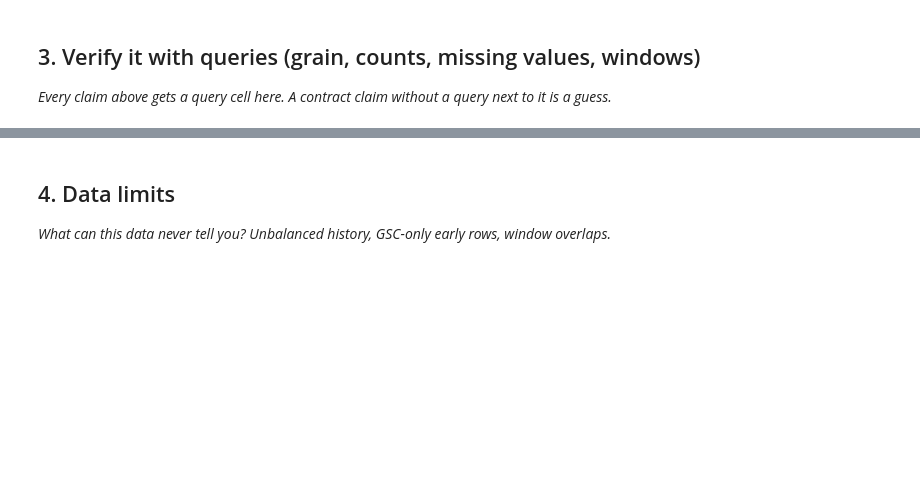
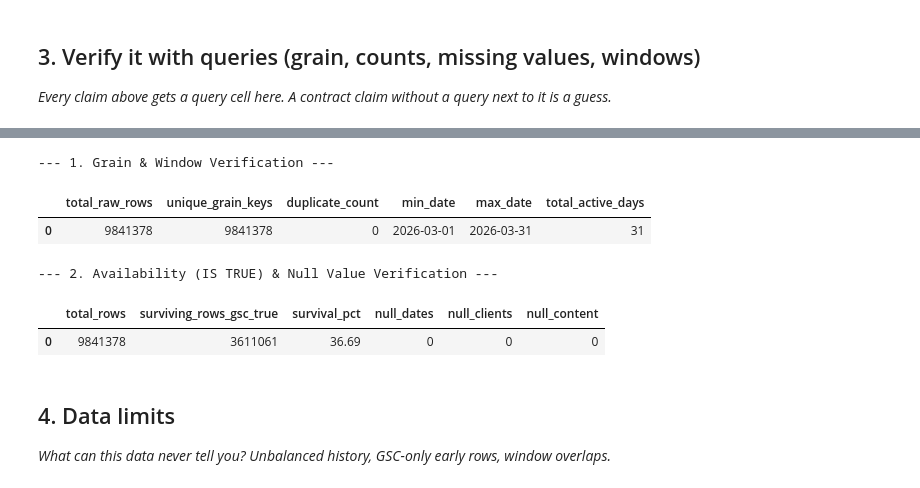
Before and after one commit to akhilabusalih/flyrank-ml-internship, a Jupyter notebook: work/notebooks/w03_data_contract.ipynb, the cells around one changed output, grey strips where cells are left out. Drawn from its saved outputs; the diff is of its cells as text; code cells hidden in the pictures; blank space fills up the shorter version.

```diff
--- a/work/notebooks/w03_data_contract.ipynb
+++ b/work/notebooks/w03_data_contract.ipynb
@@ -21,3 +145,44 @@ This skeleton is yours to fill. Work the sections **in order** — each one has
+# %%
+# Query 1: Verify Grain Uniqueness, Row Count, and Boundary Window
+query_grain_and_window = f"""
+SELECT
+    COUNT(*) AS total_raw_rows,
+    COUNT(DISTINCT (report_date || '||' || client_hash_id || '||' || content_hash_id)) AS unique_grain_keys,
+    COUNT(*) - COUNT(DISTINCT (report_date || '||' || client_hash_id || '||' || content_hash_id)) AS duplicate_count,
+    MIN(report_date) AS min_date,
+    MAX(report_date) AS max_date,
+    COUNT(DISTINCT report_date) AS total_active_days
+FROM '{PERFORMANCE_TABLE}'
+WHERE month = '2026-03';
+"""
+
+# Query 2: Availability Filter Check (IS TRUE) and Null Value Sanity Check
+query_availability_and_nulls = f"""
+SELECT
+    COUNT(*) AS total_rows,
+    COUNT(CASE WHEN gsc_data_available IS TRUE THEN 1 END) AS surviving_rows_gsc_true,
+    ROUND(COUNT(CASE WHEN gsc_data_available IS TRUE THEN 1 END) * 100.0 / COUNT(*), 2) AS survival_pct,
+    COUNT(CASE WHEN report_date IS NULL THEN 1 END) AS null_dates,
+    COUNT(CASE WHEN client_hash_id IS NULL THEN 1 END) AS null_clients,
+    COUNT(CASE WHEN content_hash_id IS NULL THEN 1 END) AS null_content
+FROM '{PERFORMANCE_TABLE}'
+WHERE month = '2026-03';
+"""
+
+print("--- 1. Grain & Window Verification ---")
+df_grain_win = con.execute(query_grain_and_window).df()
+display(df_grain_win)
+
+print("\n--- 2. Availability (IS TRUE) & Null Value Verification ---")
+df_avail_null = con.execute(query_availability_and_nulls).df()
+display(df_avail_null)
+# %% [output]
+--- 1. Grain & Window Verification ---
+|  | total_raw_rows | unique_grain_keys | duplicate_count | min_date | max_date | total_active_days |
+| 0 | 9841378 | 9841378 | 0 | 2026-03-01 | 2026-03-31 | 31 |
+--- 2. Availability (IS TRUE) & Null Value Verification ---
+|  | total_rows | surviving_rows_gsc_true | survival_pct | null_dates | null_clients | null_content |
+| 0 | 9841378 | 3611061 | 36.69 | 0 | 0 | 0 |
 # %% [markdown]
 ## 4. Data limits
 
```
Also changed, not shown: parts of 10 cells of this notebook.
